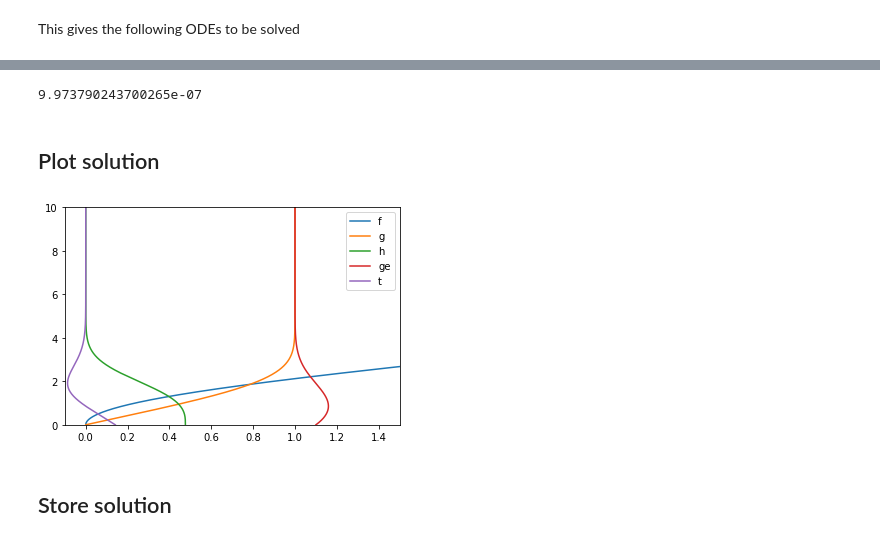
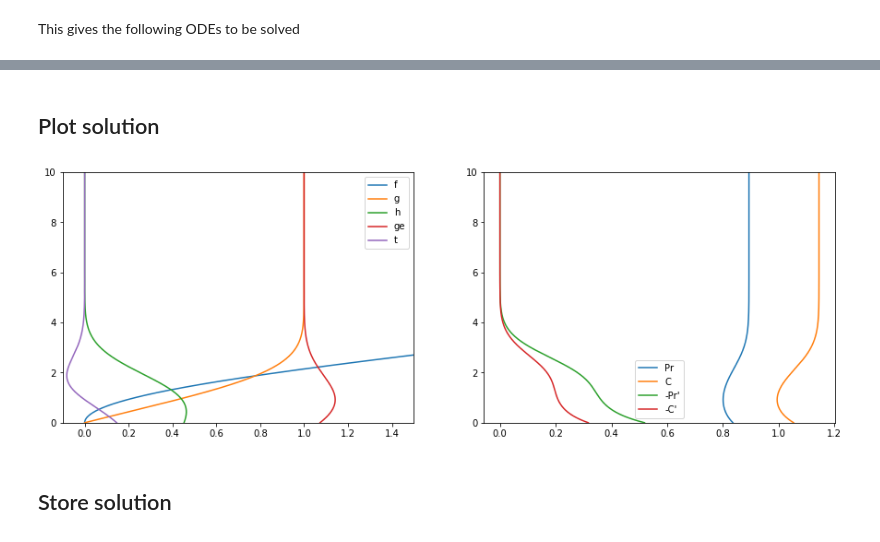
Before and after one commit to stephansmit/blasius_equation, a Jupyter notebook: blasius_vp_notebook.ipynb, the cells around one changed output, grey strips where cells are left out. Drawn from its saved outputs; the diff is of its cells as text; code cells hidden in the pictures.

```diff
--- a/blasius_vp_notebook.ipynb
+++ b/blasius_vp_notebook.ipynb
@@ -132,4 +181,19 @@ t(x+\Delta x) &= t(x) -\left(\left(\frac{C^{'}}{C} + \frac{Pr^{'}}{Pr} + \frac{f
 g_e(x+\Delta x)&= g_e(x)+t(x)\Delta x& \\
 \end{align}
 $$
+# %%
+import numpy as np
+from scipy.optimize import minimize
+fluid = "CO2"
+
+#free stream properties
+p_inf = 100e5  # [Pa]
+u_inf = 10     # [m/s]
+T_inf = 480    # [K]
+T_wall= 520    # [K]
+ht_w  = CP.PropsSI('H','T', T_wall, "P", p0, fluid )
+ht_inf= CP.PropsSI('H','T', T_inf , "P", p0, fluid )
+
+#initialize table
+ts = ThermodynamicTable(fluid, p_inf, T_inf*0.7, T_wall*1.3,T_inf, 100)
 # %%
@@ -170,24 +238,32 @@ res = minimize(solve_ode, [h0,t0], method='Nelder-Mead', options={'xtol': 1e-6,
-# %%
-solve_ode(res.x)
-# %% [output]
-9.973790243700265e-07
 # %% [markdown]
 ## Plot solution
 # %%
 import matplotlib.pyplot as plt
 %matplotlib inline
-fig,ax = plt.subplots()
-ax.plot(f, x,label='f')
-ax.plot(g, x,label='g')
-ax.plot(h, x,label='h')
-ax.plot(ge, x,label='ge')
-ax.plot(t, x,label='t')
-ax.set_xbound(-.1,1.5)
-ax.set_ybound(0,10)
-ax.legend()
+
+#calc properties
+hsv = ge*h_tinf-1/2*(g*u_inf)**2
+ts.set_prop(hsv,g,t,h, u_inf, ht_inf)
+
+#plot
+fig,(ax1,ax2) = plt.subplots(1,2, figsize=(15,5))
+ax1.plot(f, x,label='f')
+ax1.plot(g, x,label='g')
+ax1.plot(h, x,label='h')
+ax1.plot(ge,x,label='ge')
+ax1.plot(t, x,label='t')
+ax1.set_xbound(-.1,1.5)
+ax1.set_ybound(0,10)
+ax1.legend()
+ax2.plot(ts.Pr,x, label='Pr')
+ax2.plot(ts.C,x, label='C')
+ax2.plot(-ts.derPr,x, label="-Pr'")
+ax2.plot(-ts.derC,x, label="-C'")
+ax2.set_ybound(0,10)
+ax2.legend()
 plt.savefig("blasius_vp.png")
 # %% [output]
-[figure, old version]
+[figure, new version]
 # %% [markdown]
 ## Store solution
 # %%
```
Also changed, not shown: parts of 12 cells of this notebook, 2 other files.
